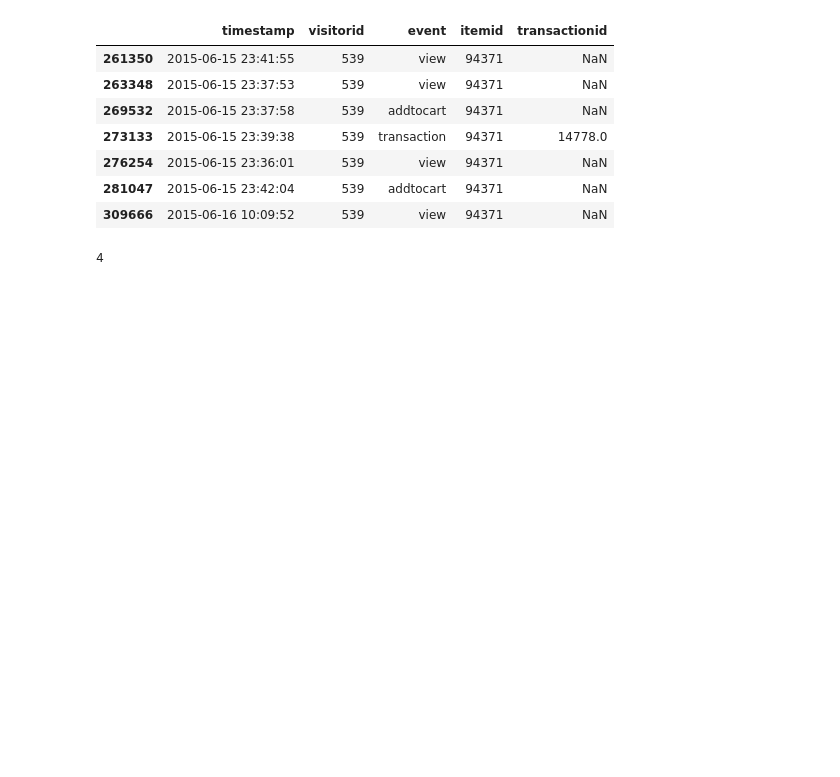
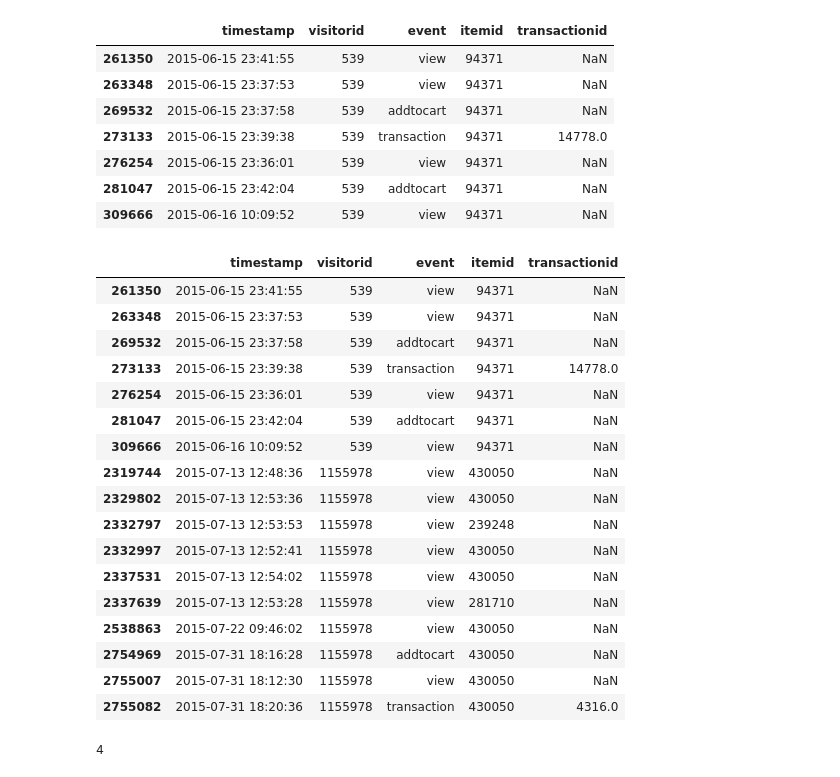
Before and after one commit to truejimfrank/WebCustomerFingerprints, a Jupyter notebook: notebooks/logistic_process.ipynb, the cells around one changed output. Drawn from its saved outputs; the diff is of its cells as text; code cells hidden in the pictures; blank space fills up the shorter version.

```diff
--- a/notebooks/logistic_process.ipynb
+++ b/notebooks/logistic_process.ipynb
@@ -178,6 +178,31 @@ df539
 | 276254 | 2015-06-15 23:36:01 | 539 | view | 94371 | NaN |
 | 281047 | 2015-06-15 23:42:04 | 539 | addtocart | 94371 | NaN |
 | 309666 | 2015-06-16 10:09:52 | 539 | view | 94371 | NaN |
+# %%
+# dfevents.loc[dfevents["event"] == "addtocart"]
+mask1 = dfevents['visitorid'] == 1155978
+mask2 = dfevents['visitorid'] == 539
+selector = mask1 | mask2
+dfevents.loc[mask1 | mask2]
+# %% [output]
+|  | timestamp | visitorid | event | itemid | transactionid |
+| 261350 | 2015-06-15 23:41:55 | 539 | view | 94371 | NaN |
+| 263348 | 2015-06-15 23:37:53 | 539 | view | 94371 | NaN |
+| 269532 | 2015-06-15 23:37:58 | 539 | addtocart | 94371 | NaN |
+| 273133 | 2015-06-15 23:39:38 | 539 | transaction | 94371 | 14778.0 |
+| 276254 | 2015-06-15 23:36:01 | 539 | view | 94371 | NaN |
+| 281047 | 2015-06-15 23:42:04 | 539 | addtocart | 94371 | NaN |
+| 309666 | 2015-06-16 10:09:52 | 539 | view | 94371 | NaN |
+| 2319744 | 2015-07-13 12:48:36 | 1155978 | view | 430050 | NaN |
+| 2329802 | 2015-07-13 12:53:36 | 1155978 | view | 430050 | NaN |
+| 2332797 | 2015-07-13 12:53:53 | 1155978 | view | 239248 | NaN |
+| 2332997 | 2015-07-13 12:52:41 | 1155978 | view | 430050 | NaN |
+| 2337531 | 2015-07-13 12:54:02 | 1155978 | view | 430050 | NaN |
+| 2337639 | 2015-07-13 12:53:28 | 1155978 | view | 281710 | NaN |
+| 2538863 | 2015-07-22 09:46:02 | 1155978 | view | 430050 | NaN |
+| 2754969 | 2015-07-31 18:16:28 | 1155978 | addtocart | 430050 | NaN |
+| 2755007 | 2015-07-31 18:12:30 | 1155978 | view | 430050 | NaN |
+| 2755082 | 2015-07-31 18:20:36 | 1155978 | transaction | 430050 | 4316.0 |
 # %%
 sum(df539['event'] == 'view')
 # %% [output]
```
Also changed, not shown: parts of 7 cells of this notebook, 1 other file.
